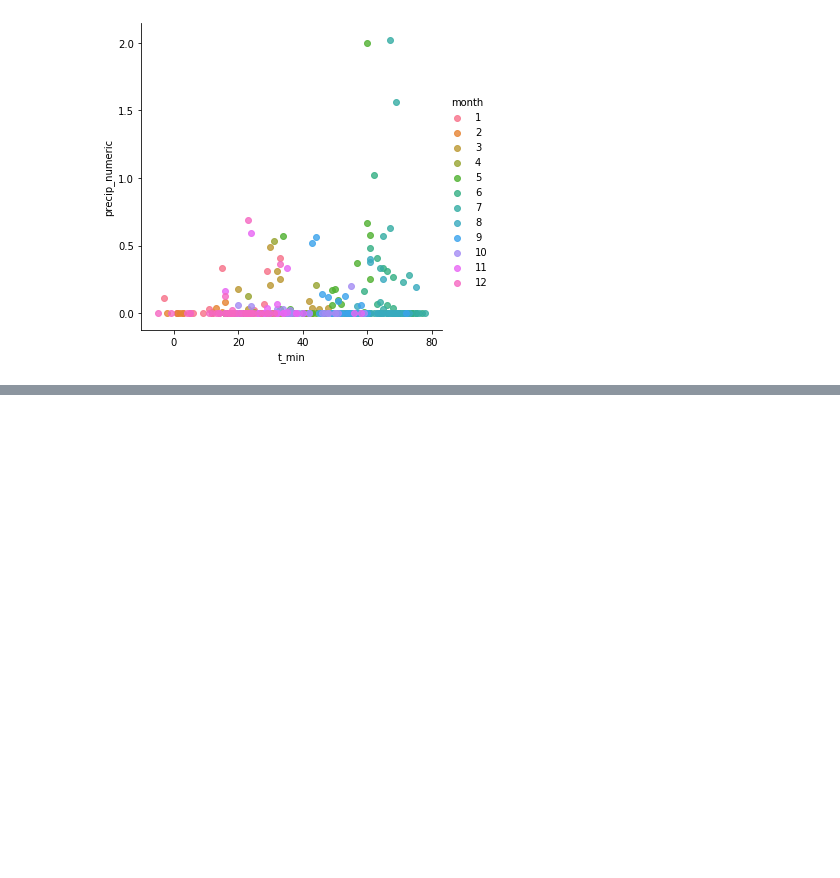
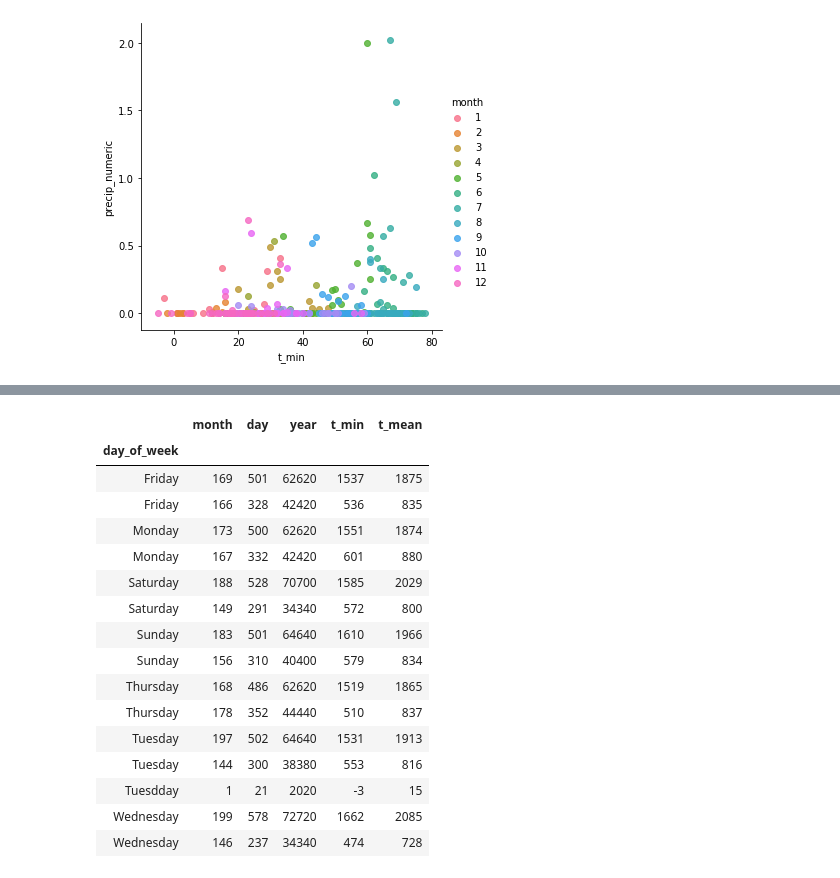
Before and after one commit to pjbitterman/UNL_geog432, a Jupyter notebook: labs/lab05/lab05_for_jim.ipynb, the cells around one changed output, grey strips where cells are left out. Drawn from its saved outputs; the diff is of its cells as text; code cells hidden in the pictures; blank space fills up the shorter version.

```diff
--- a/labs/lab05/lab05_for_jim.ipynb
+++ b/labs/lab05/lab05_for_jim.ipynb
@@ -92,0 +109,21 @@ sns.lmplot('t_min', 'precip_numeric', data=d, hue='month', fit_reg=False) # note
+# %%
+d_day_grouped = d.groupby('day_of_week')
+d_day_grouped.sum()
+# %% [output]
+|  | month | day | year | t_min | t_mean |
+| day_of_week |  |  |  |  |  |
+| Friday | 169 | 501 | 62620 | 1537 | 1875 |
+| Friday | 166 | 328 | 42420 | 536 | 835 |
+| Monday | 173 | 500 | 62620 | 1551 | 1874 |
+| Monday | 167 | 332 | 42420 | 601 | 880 |
+| Saturday | 188 | 528 | 70700 | 1585 | 2029 |
+| Saturday | 149 | 291 | 34340 | 572 | 800 |
+| Sunday | 183 | 501 | 64640 | 1610 | 1966 |
+| Sunday | 156 | 310 | 40400 | 579 | 834 |
+| Thursday | 168 | 486 | 62620 | 1519 | 1865 |
+| Thursday | 178 | 352 | 44440 | 510 | 837 |
+| Tuesday | 197 | 502 | 64640 | 1531 | 1913 |
+| Tuesday | 144 | 300 | 38380 | 553 | 816 |
+| Tuesdday | 1 | 21 | 2020 | -3 | 15 |
+| Wednesday | 199 | 578 | 72720 | 1662 | 2085 |
+| Wednesday | 146 | 237 | 34340 | 474 | 728 |
```
Also changed, not shown: parts of 2 cells of this notebook, 33 other files.
